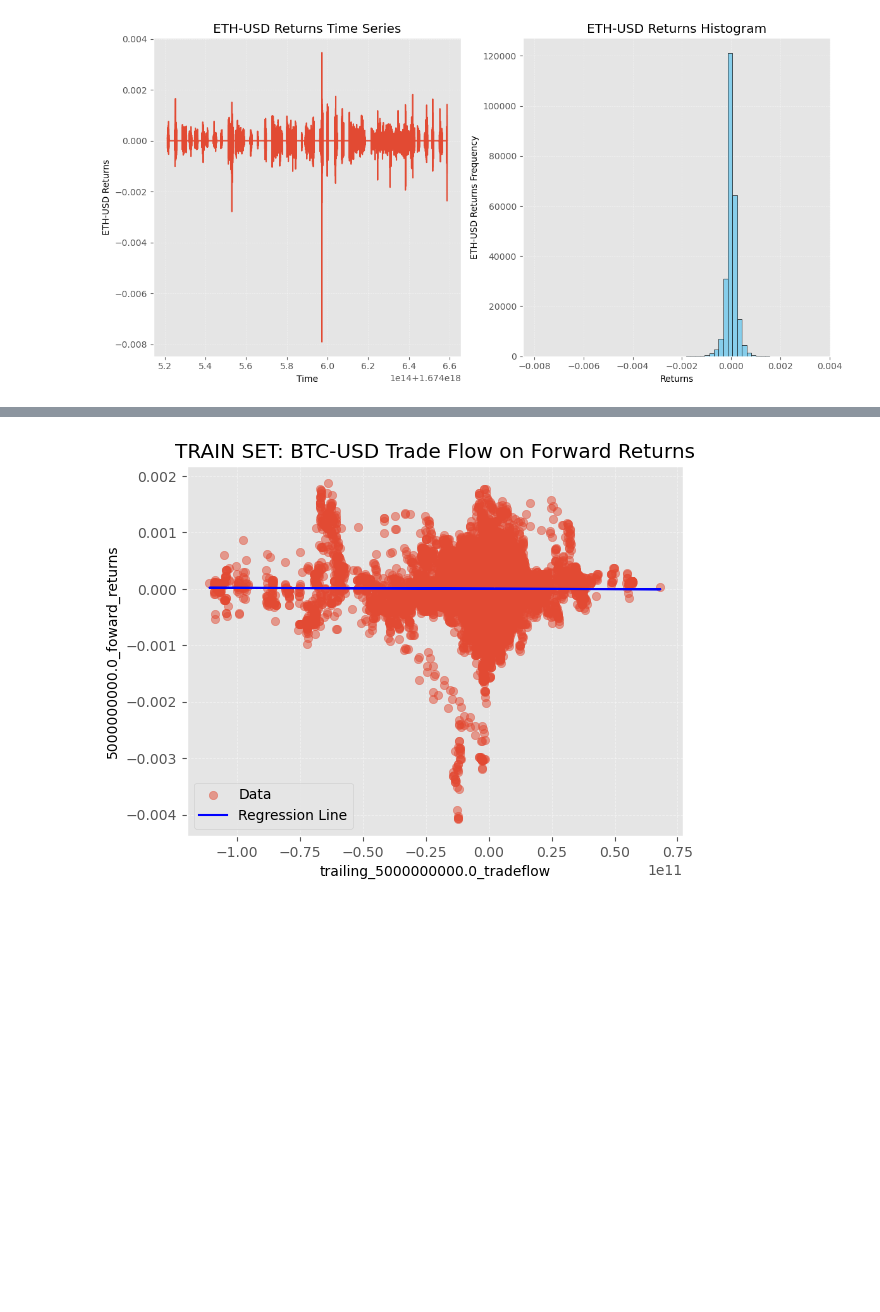
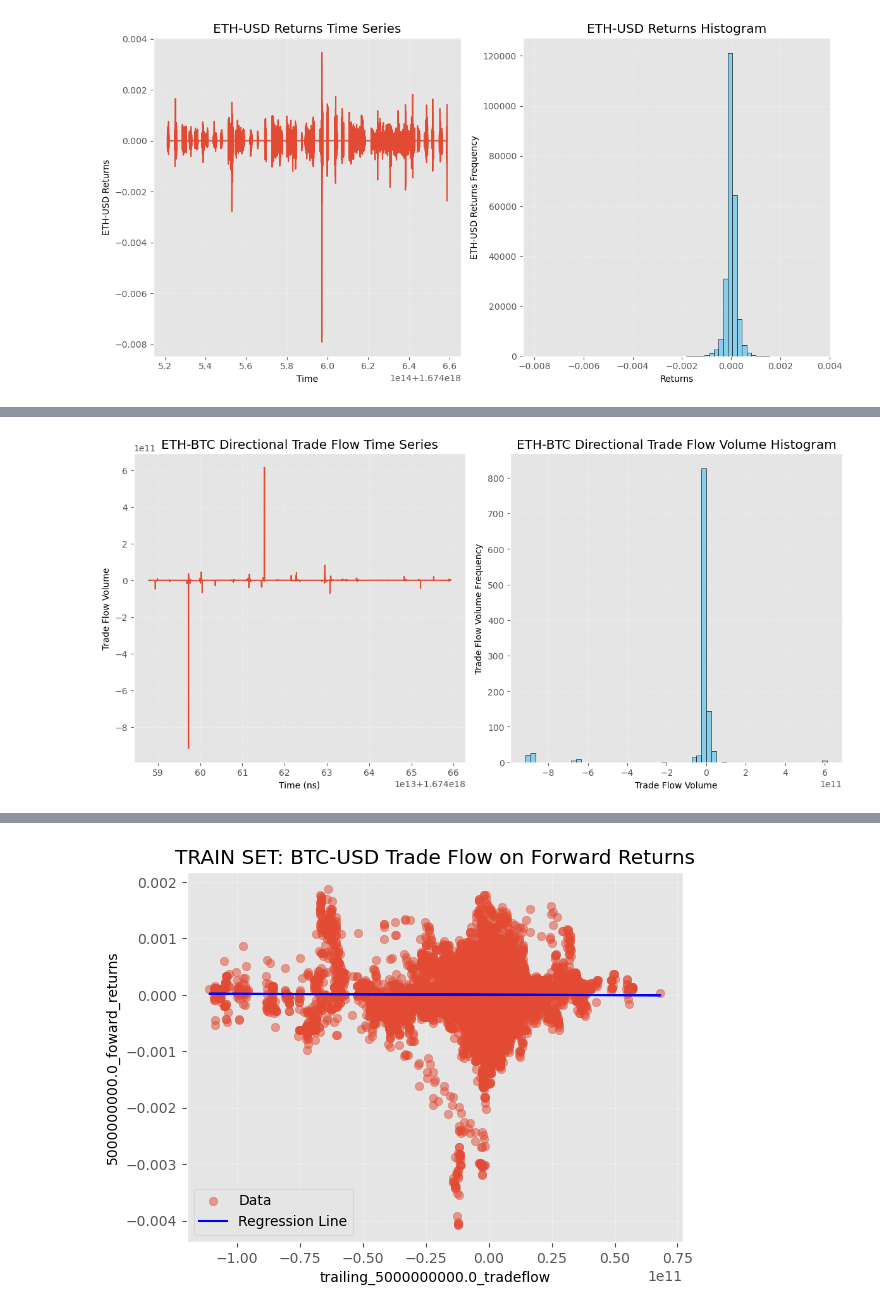
Before and after one commit to MrHumble-Bee/quantitative_trading_strategies, a Jupyter notebook: hw4_tradeflow/hw4_tradeflow.ipynb, the cells around one changed output, grey strips where cells are left out. Cells and saved outputs as stored; diff of their text form; code cells hidden in the pictures; blank space fills up the shorter version.

```diff
--- a/hw4_tradeflow/hw4_tradeflow.ipynb
+++ b/hw4_tradeflow/hw4_tradeflow.ipynb
@@ -658,0 +692,15 @@ frtf_test_trades_eth_usd_df = frtf_test_trades_eth_usd_df.merge(
+# %%
+PlotDynamics.plot_ts_hist(
+    frtf_test_trades_eth_btc_df[f'trailing_{LAGGED_TRADEFLOW_TIME}_tradeflow'],
+    "ETH-BTC",
+    x1label="Time (ns)",
+    x2label="Trade Flow Volume",
+    y1label="Trade Flow Volume",
+    y2label="Trade Flow Volume Frequency",
+    title1="ETH-BTC Directional Trade Flow Time Series",
+    title2="ETH-BTC Directional Trade Flow Volume Histogram",
+    bins=60,
+    use_steps_post=True
+)
+# %% [output]
+[figure, added]
```
Also changed, not shown: parts of 49 cells of this notebook.
